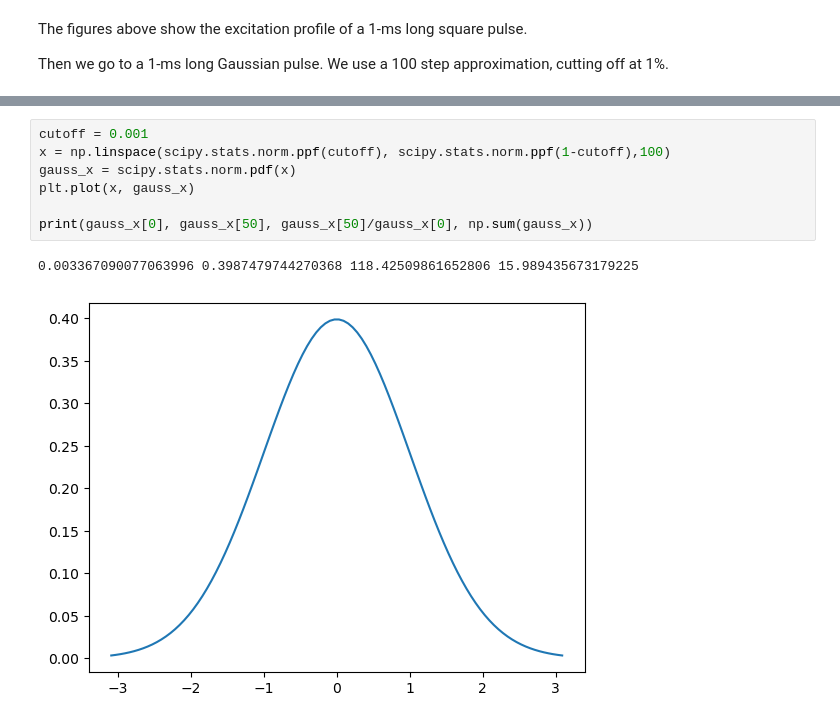
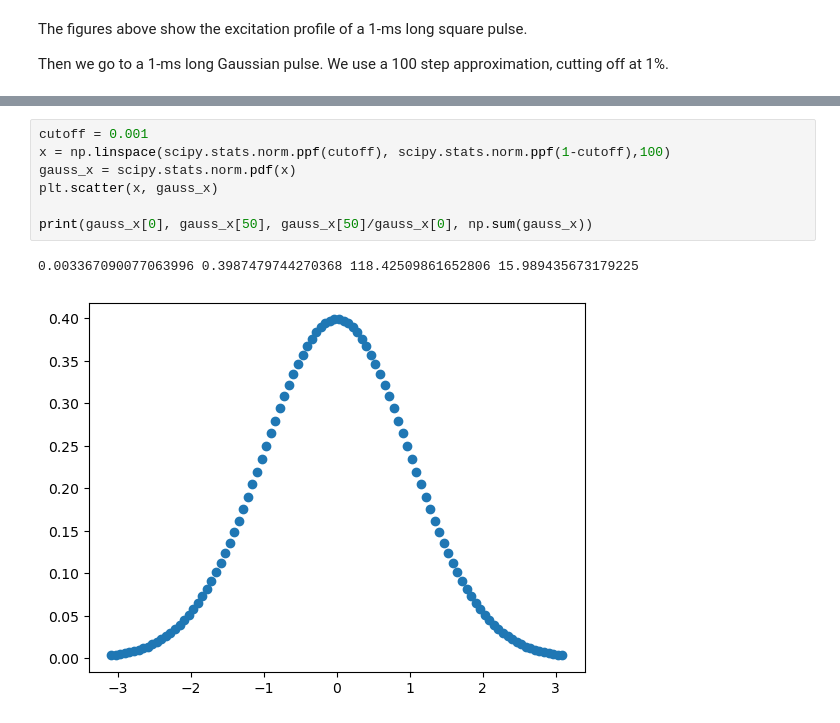
Before and after one commit to Xiao-JI-94158/SpSpSel, a Jupyter notebook: SpSpSelDemo-1.ipynb, the cells around one changed output, grey strips where cells are left out. Cells and saved outputs as stored; diff of their text form.

```diff
--- a/SpSpSelDemo-1.ipynb
+++ b/SpSpSelDemo-1.ipynb
@@ -126,10 +116,10 @@ scipy.stats.norm.pdf(-3)/scipy.stats.norm.pdf(0)
 # %%
 cutoff = 0.001
 x = np.linspace(scipy.stats.norm.ppf(cutoff), scipy.stats.norm.ppf(1-cutoff),100)
 gauss_x = scipy.stats.norm.pdf(x)
-plt.plot(x, gauss_x)
+plt.scatter(x, gauss_x)
 
 print(gauss_x[0], gauss_x[50], gauss_x[50]/gauss_x[0], np.sum(gauss_x))
 # %% [output]
 0.003367090077063996 0.3987479744270368 118.42509861652806 15.989435673179225
-[figure, old version]
+[figure, new version]
```
Also changed, not shown: parts of 2 cells of this notebook.
